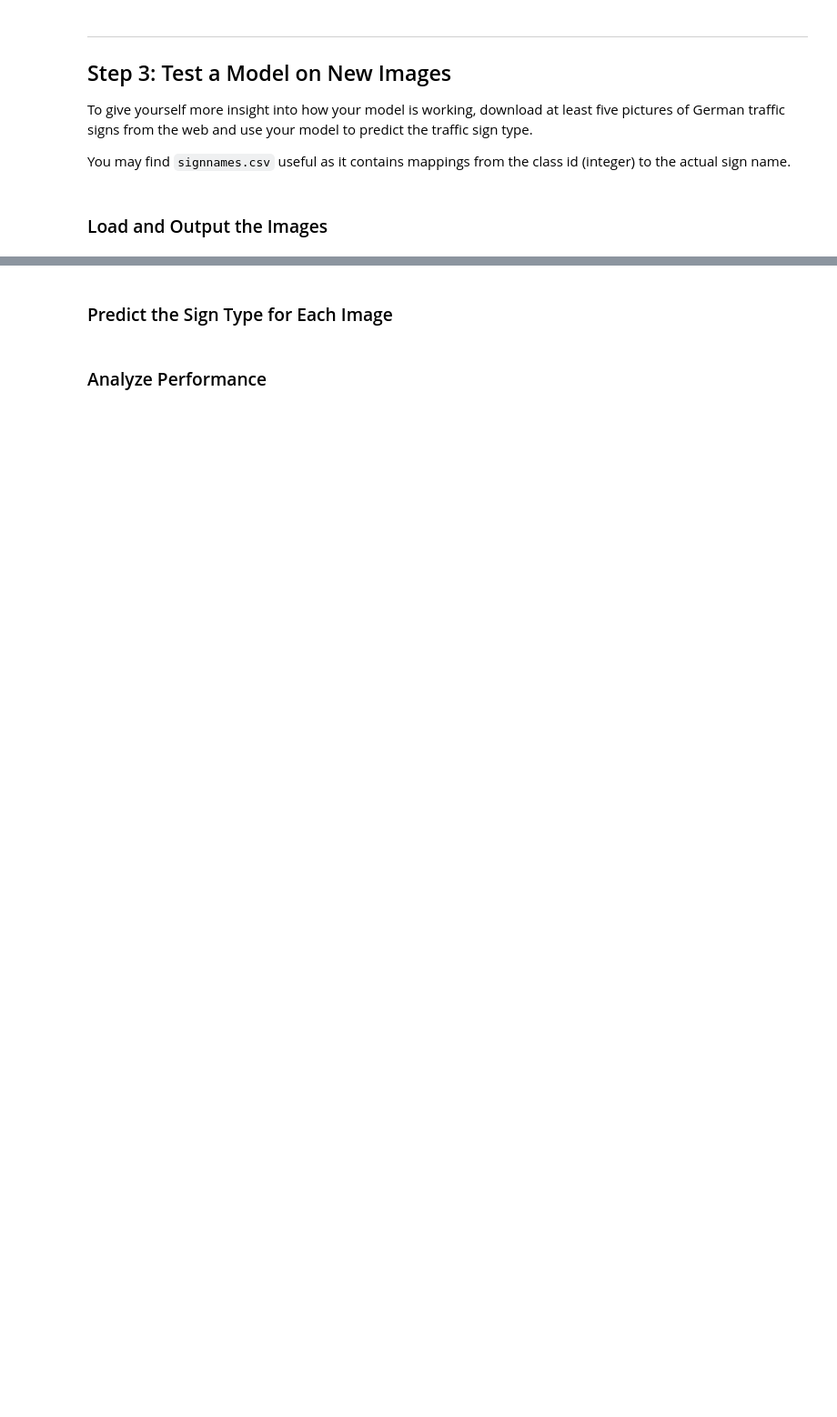
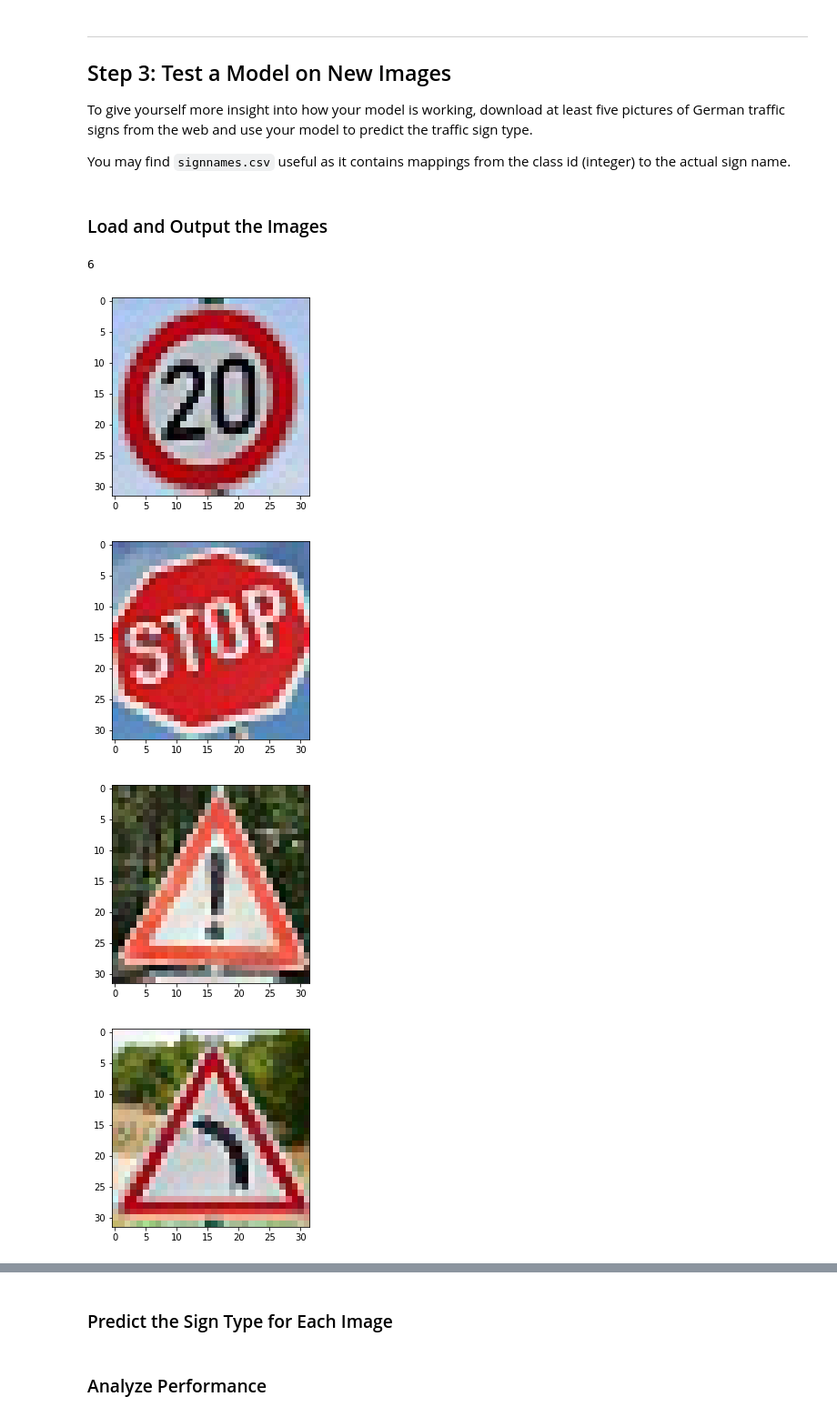
Before and after one commit to toshiharutf/CarND-Term1-Traffic_sign_classifier_P2, a Jupyter notebook: Traffic_Sign_Classifier.ipynb, the cells around one changed output, grey strips where cells are left out. Shown at 91% size. Drawn from its saved outputs; the diff is of its cells as text; code cells hidden in the pictures; blank space fills up the shorter version.

```diff
--- a/Traffic_Sign_Classifier.ipynb
+++ b/Traffic_Sign_Classifier.ipynb
@@ -189,0 +405,36 @@ You may find `signnames.csv` useful as it contains mappings from the class id (i
+# %%
+### Load the images and plot them here.
+### Feel free to use as many code cells as needed.
+
+import tensorflow as tf
+
+import matplotlib.pyplot as plt
+import matplotlib.image as mpimg
+import numpy as np
+
+%matplotlib inline
+imagesFolder = "G:/Documents/GITHUB/CarND-Term1-Traffic_sign_data/new"
+
+X_new = np.ndarray(shape=(32,32,3,6), dtype=int)
+y_new = [0,14,18,19,27,39]
+
+import glob, os
+
+filelist = glob.glob(imagesFolder+"/"+'*.jpg')
+X_new = np.array([np.array(mpimg.imread(fname)) for fname in filelist])
+
+print(len(X_new))
+for img in X_new:
+    plt.figure()
+    plt.imshow(img)
+    #plt.show
+
+#print(X_new.shape)
+#print(X_new[0].shape)
+#print(X_test.shape)
+# %% [output]
+6
+[figure, added]
+[figure, added]
+[figure, added]
+[figure, added]
```
Also changed, not shown: parts of 26 cells of this notebook, 8 other files.
